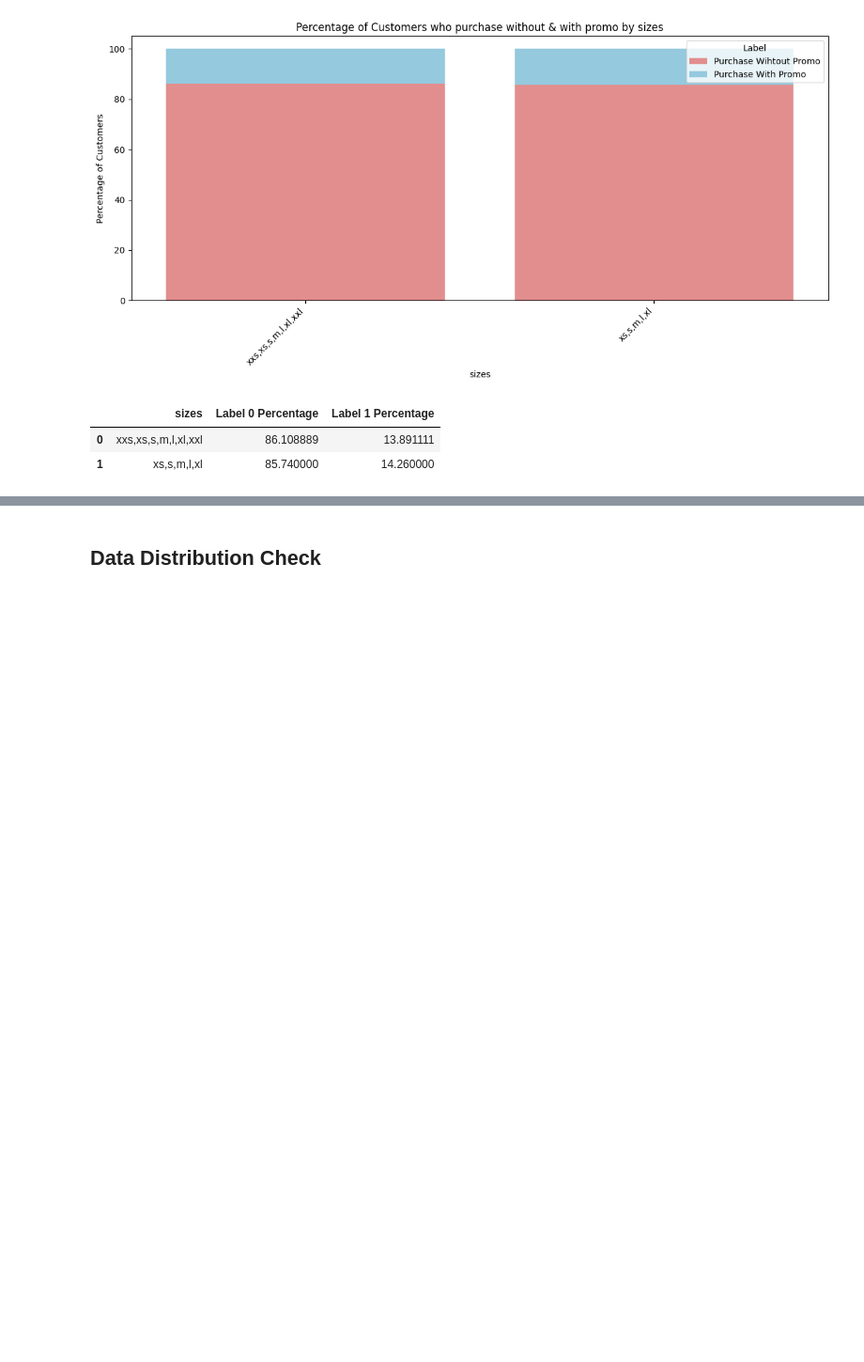
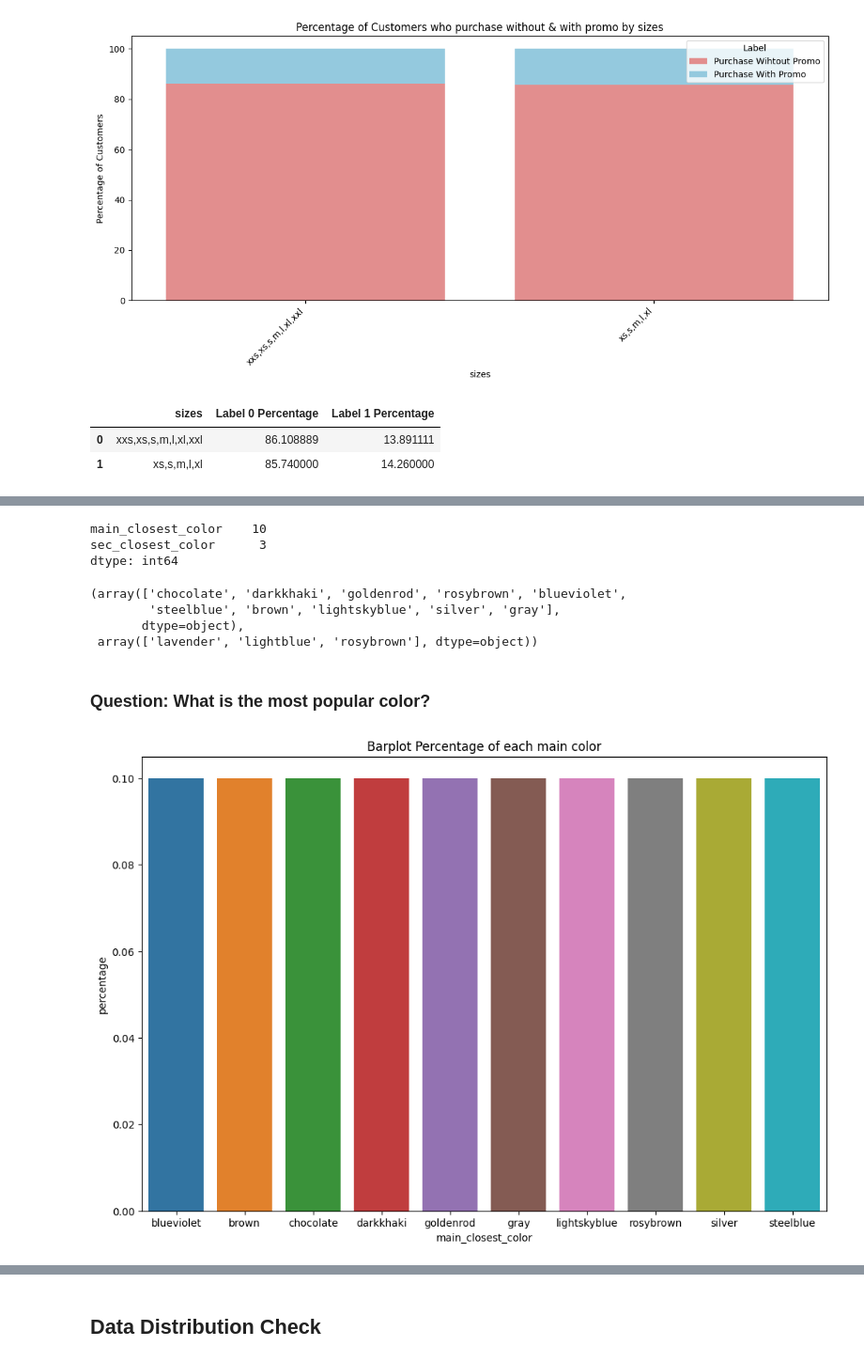
Before and after one commit to AhmedYousriSobhi/market_campain_imapct, a Jupyter notebook: nb_workspace/_1_data_raw_eda.ipynb, the cells around one changed output, grey strips where cells are left out. Shown at 94% size. Drawn from its saved outputs; the diff is of its cells as text; code cells hidden in the pictures; blank space fills up the shorter version.

```diff
--- a/nb_workspace/_1_data_raw_eda.ipynb
+++ b/nb_workspace/_1_data_raw_eda.ipynb
@@ -528,0 +558,51 @@ df_purchase_percentage_sizes
+# %%
+# Define main/secondary colours
+main_color_cols = ['rgb_r_main_col', 'rgb_g_main_col', 'rgb_b_main_col']
+sec_color_cols = ['rgb_r_sec_col', 'rgb_g_sec_col', 'rgb_b_sec_col']
+
+# Calculate the closest color
+df['main_closest_color'] = (
+    df[main_color_cols].apply(lambda row: tuple(row), axis=1)
+    .apply(get_colour_name)
+    .apply(lambda row: row[1])
+)
+
+df['sec_closest_color'] = (
+    df[sec_color_cols].apply(lambda row: tuple(row), axis=1)
+    .apply(get_colour_name)
+    .apply(lambda row: row[1])
+)
+# %%
+df[['main_closest_color', 'sec_closest_color']].nunique()
+# %% [output]
+main_closest_color    10
+sec_closest_color      3
+dtype: int64
+# %%
+df['main_closest_color'].unique(), df['sec_closest_color'].unique()
+# %% [output]
+(array(['chocolate', 'darkkhaki', 'goldenrod', 'rosybrown', 'blueviolet',
+        'steelblue', 'brown', 'lightskyblue', 'silver', 'gray'],
+       dtype=object),
+ array(['lavender', 'lightblue', 'rosybrown'], dtype=object))
+# %% [markdown]
+### Question: What is the most popular color?
+# %%
+df_customer_color_percentage = (
+    (
+        df.groupby('main_closest_color').agg(
+        {
+            'customer_id':'count',
+        }
+        )/df.shape[0]
+    ).reset_index()
+    .rename(columns={'customer_id':'percentage'})
+)
+
+plt.figure(figsize=(12, 8))
+sns.barplot(data=df_customer_color_percentage, x='main_closest_color', y='percentage')
+plt.title('Barplot Percentage of each main color')
+plt.savefig('../report/plots/Barplot Percentage of each main color.jpg')
+plt.show()
+# %% [output]
+[figure, added]
```
Also changed, not shown: parts of 9 cells of this notebook, 5 other files.
